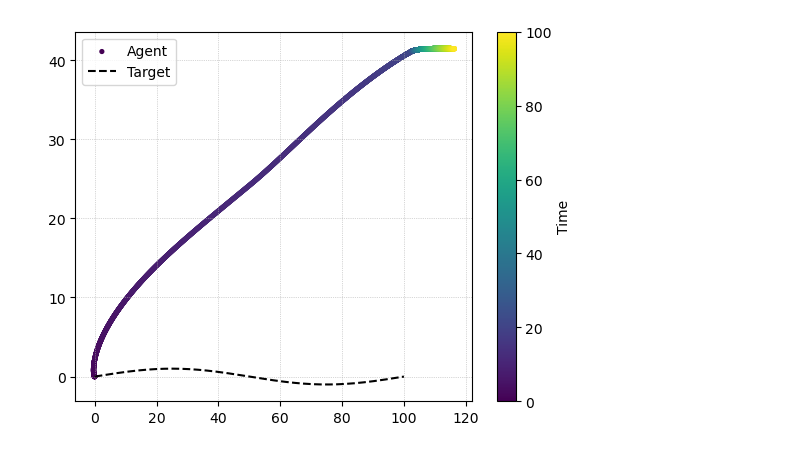
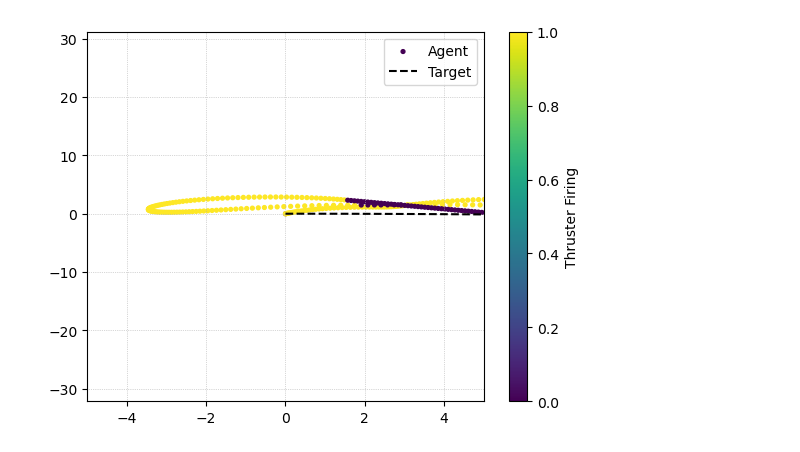
Before and after one commit to Adam-Boesky/RL_CMAES, a Jupyter notebook: Analysis/analysis.ipynb, the cells around one changed output. Cells and saved outputs as stored; diff of their text form; code cells hidden in the pictures.

```diff
--- a/Analysis/analysis.ipynb
+++ b/Analysis/analysis.ipynb
@@ -9,12 +9,14 @@ from plotters import *
 
 path = os.environ['RL_CMAES_ROOT']
 # %%
-plot_result_and_trajectory(path + '/trajectories/sine.csv', path + '/sim_results/test.csv')
+plot_result_and_trajectory(path + '/trajectories/arc.csv', path + '/sim_results/test.csv', coloring='firing')
 plt.grid(ls=':', lw=0.5)
-# plt.xlim(0, 100)
+plt.xlim(-5, 5)
+# plt.ylim(-0.01, 0.01)
+
 plt.show()
 # %% [output]
-[figure, old version]
+[figure, new version]
 # %%
 plot_trajectory(path + '/trajectories/sine.csv')
 
```
Also changed, not shown: parts of 3 cells of this notebook, 7 other files.
